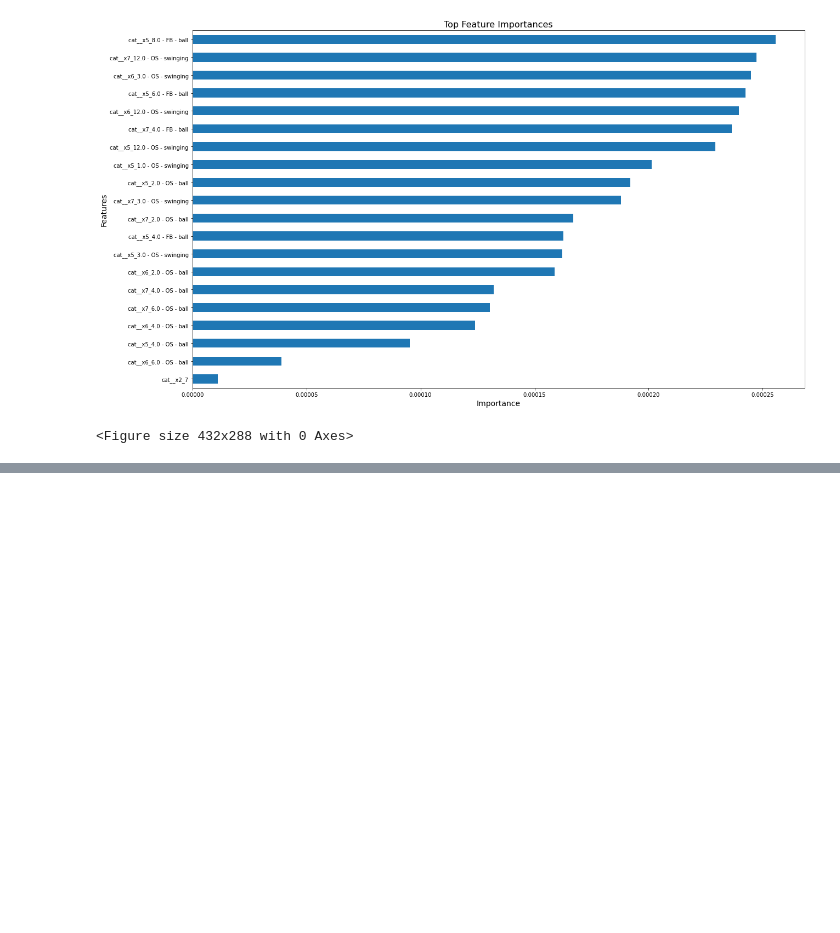
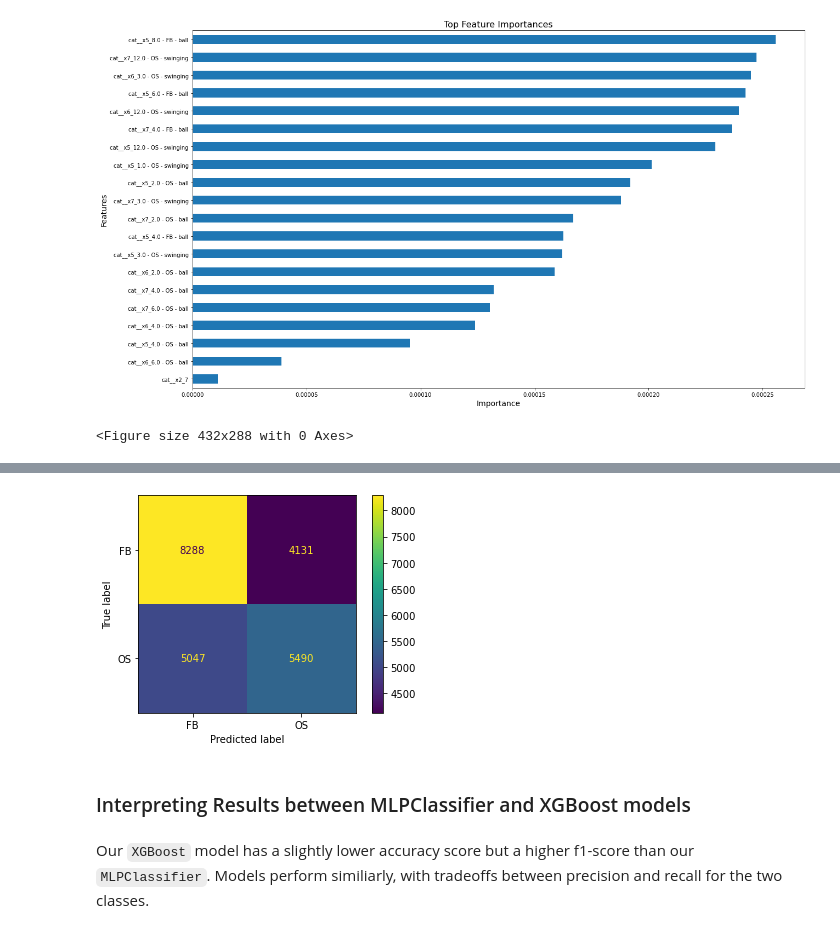
Before and after one commit to basstraining/pitch_predictor, a Jupyter notebook: binary_class_training_eval_final.ipynb, the cells around one changed output, grey strips where cells are left out. Saved outputs shown, nothing was run; the diff lists cells and outputs as text; code cells hidden in the pictures; blank space fills up the shorter version.

```diff
--- a/binary_class_training_eval_final.ipynb
+++ b/binary_class_training_eval_final.ipynb
@@ -382,0 +417,15 @@ plt.savefig('feature_importances_2024.png', dpi=300)
+# %%
+params = {
+    'xgboost__colsample_bytree': [0.3, 0.5, 0.7],
+    'xgboost__max_depth': [3, 5, 7],
+    'xgboost__min_child_weight': [1, 3, 5],
+    'xgboost__gamma': [0, 0.1, 0.2],
+    'xgboost__subsample': [0.7],
+    'xgboost__learning_rate': [0.1],
+    'xgboost__n_estimators': [500],
+
+}
+
+xgb_grid = GridSearchCV(xgb_pipe, params, scoring='roc_auc', cv=5, n_jobs=-1, verbose=4)
+
+xgb_grid.fit(X_train, y_train)
@@ -382,0 +464,15 @@ plt.savefig('feature_importances_2024.png', dpi=300)
+# %%
+best_params = {
+    'xgboost__colsample_bytree': [0.3],
+    'xgboost__max_depth': [7],
+    'xgboost__min_child_weight': [5],
+    'xgboost__gamma': [0],
+    'xgboost__subsample': [0.7],
+    'xgboost__learning_rate': [0.1],
+    'xgboost__n_estimators': [500],
+
+}
+
+xgb_grid = GridSearchCV(xgb_pipe, best_params, scoring='accuracy', cv=5, n_jobs=-1, verbose=4)
+
+xgb_grid.fit(X_train, y_train)
@@ -382,0 +524,17 @@ plt.savefig('feature_importances_2024.png', dpi=300)
+# %%
+from sklearn.metrics import ConfusionMatrixDisplay, confusion_matrix
+
+# Make predictions
+y_pred_xgb = xgb_grid.predict(X_test)
+
+# Generate the confusion matrix
+cm = confusion_matrix(y_test, y_pred_xgb)
+
+# Display the confusion matrix
+cm_display = ConfusionMatrixDisplay(cm, display_labels=xgb_grid.classes_).plot()
+# %% [output]
+[figure, added]
+# %% [markdown]
+### Interpreting Results between MLPClassifier and XGBoost models
+# %% [markdown]
+Our `XGBoost` model has a slightly lower accuracy score but a higher f1-score than our `MLPClassifier`. Models perform similiarly, with tradeoffs between precision and recall for the two classes.
```
Also changed, not shown: parts of 15 cells of this notebook.
